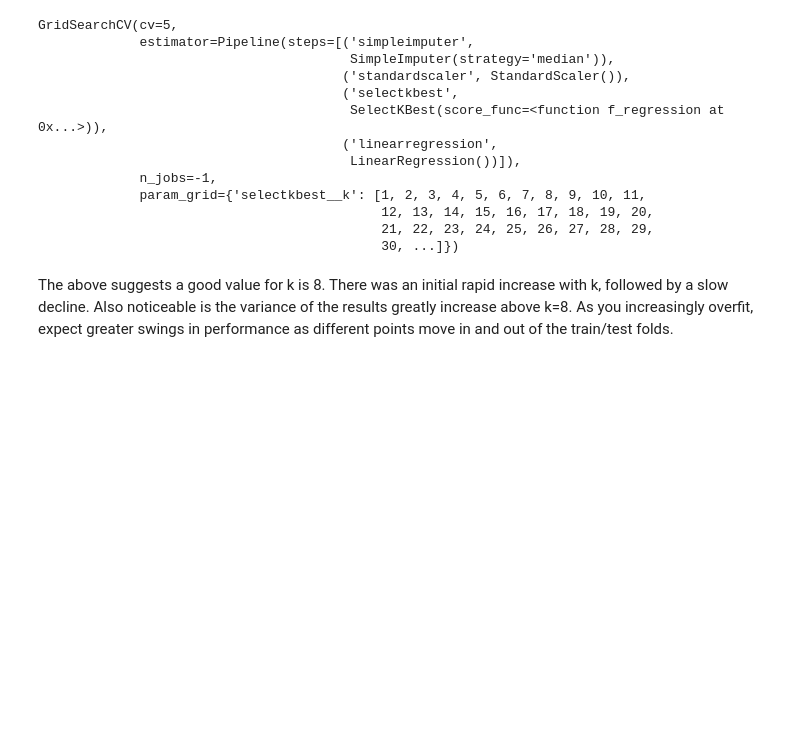
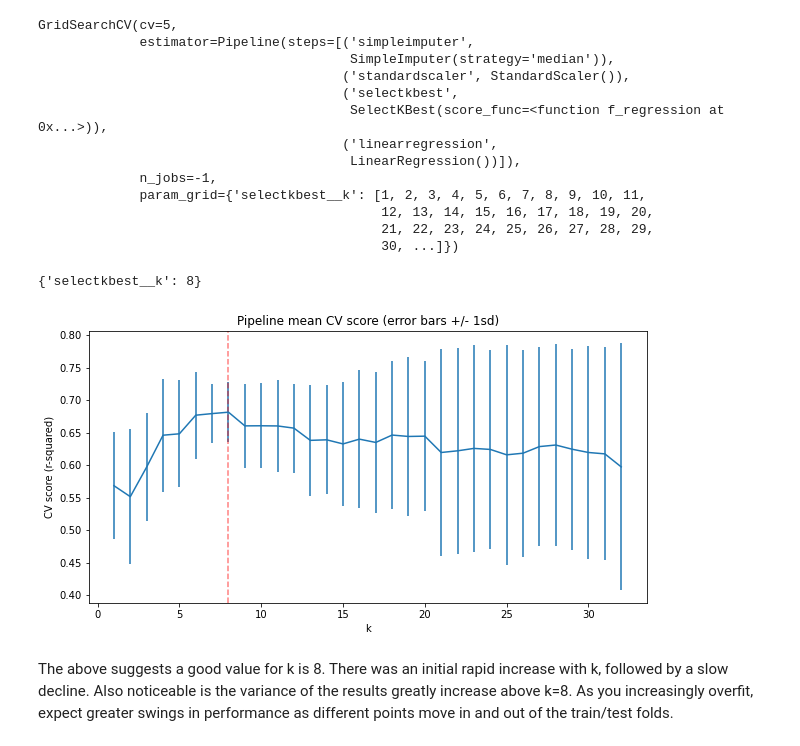
Before and after one commit to DelinM/Springboard_CapstoneProject1, a Jupyter notebook: Notebooks/04_preprocessing_and_training.ipynb, the cells around one changed output. Saved outputs shown, nothing was run; the diff lists cells and outputs as text; code cells hidden in the pictures; blank space fills up the shorter version.

```diff
--- a/Notebooks/04_preprocessing_and_training.ipynb
+++ b/Notebooks/04_preprocessing_and_training.ipynb
@@ -760,15 +760,15 @@ Redefine your pipeline to include this feature selection step:
 #Add `SelectKBest` as a step in the pipeline between `StandardScaler()` and `LinearRegression()`
 #Don't forget to tell it to use `f_regression` as its score function
 pipe = make_pipeline(
-    SimpleImputer(strategy='median'),
-    StandardScaler(),
-    ___(___),
-    LinearRegression()
-)
+     SimpleImputer(strategy='median'),
+     StandardScaler(),
+     SelectKBest(f_regression),
+    LinearRegression())
 # %% [markdown]
 ### 4.9.2 Fit the pipeline<a id='4.9.2_Fit_the_pipeline'></a>
 # %%
 pipe.fit(X_train, y_train)
+pipe.fit(X_train, y_train)
 # %% [output]
 Pipeline(steps=[('simpleimputer', SimpleImputer(strategy='median')),
                 ('standardscaler', StandardScaler()),
@@ -798,7 +798,7 @@ This has made things worse! Clearly selecting a subset of features has an impact
 pipe15 = make_pipeline(
     SimpleImputer(strategy='median'),
     StandardScaler(),
-    ___(___, k=___),
+    SelectKBest(f_regression, k=15),
     LinearRegression()
 )
 # %% [markdown]
@@ -879,6 +887,8 @@ Now you have a range of `k` to investigate. Is 1 feature best? 2? 3? 4? All of t
 This takes the pipeline object, in fact it takes anything with a `.fit()` and `.predict()` method. In simple cases with no feature selection or imputation or feature scaling etc. you may see the classifier or regressor object itself directly passed into `GridSearchCV`. The other key input is the parameters and values to search over. Optional parameters include the cross-validation strategy and number of CPUs to use.
 # %%
 lr_grid_cv = GridSearchCV(pipe, param_grid=grid_params, cv=5, n_jobs=-1)
+
+lr_grid_cv = GridSearchCV(pipe, param_grid=grid_params, cv=5, n_jobs=-1)
 # %%
 lr_grid_cv.fit(X_train, y_train)
 # %% [output]
@@ -902,17 +912,21 @@ cv_k = [k for k in lr_grid_cv.cv_results_['param_selectkbest__k']]
 # %%
 #Code task 19#
 #Print the `best_params_` attribute of `lr_grid_cv`
-lr_grid_cv.___
+lr_grid_cv.best_params_
+# %% [output]
+{'selectkbest__k': 8}
 # %%
 #Code task 20#
 #Assign the value of k from the above dict of `best_params_` and assign it to `best_k`
-___ = lr_grid_cv.___['selectkbest__k']
+best_k = lr_grid_cv.best_params_['selectkbest__k']
 plt.subplots(figsize=(10, 5))
 plt.errorbar(cv_k, score_mean, yerr=score_std)
 plt.axvline(x=best_k, c='r', ls='--', alpha=.5)
 plt.xlabel('k')
 plt.ylabel('CV score (r-squared)')
 plt.title('Pipeline mean CV score (error bars +/- 1sd)');
+# %% [output]
+[figure, added]
 # %% [markdown]
 The above suggests a good value for k is 8. There was an initial rapid increase with k, followed by a slow decline. Also noticeable is the variance of the results greatly increase above k=8. As you increasingly overfit, expect greater swings in performance as different points move in and out of the train/test folds.
 # %% [markdown]
```
Also changed, not shown: parts of 31 cells of this notebook, 1 other file.
